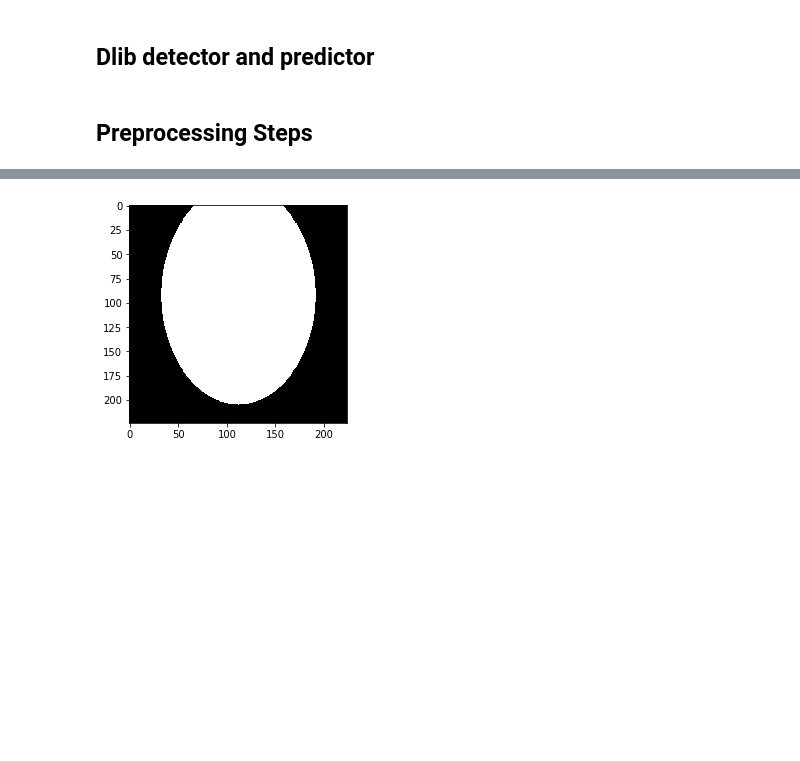
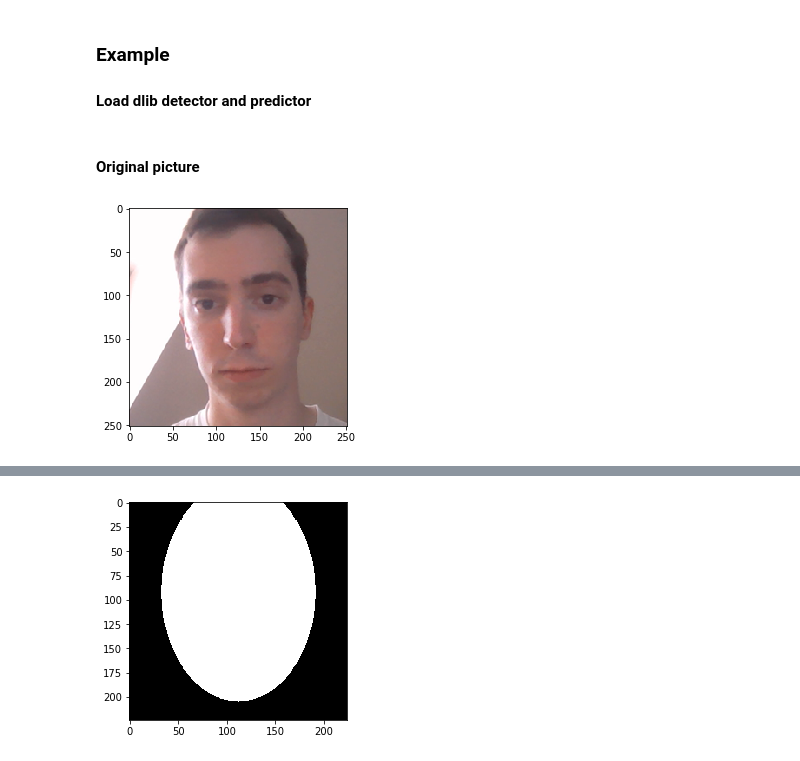
Before and after one commit to GianCarloMilanese/dsim_project, a Jupyter notebook: Images/1_preprocess_pictures.ipynb, the cells around one changed output, grey strips where cells are left out. Drawn from its saved outputs; the diff is of its cells as text; code cells hidden in the pictures; blank space fills up the shorter version.

```diff
--- a/Images/1_preprocess_pictures.ipynb
+++ b/Images/1_preprocess_pictures.ipynb
@@ -21,8 +37,16 @@ import utils_2d
 # %% [markdown]
-## Dlib detector and predictor
+### Example
+
+#### Load dlib detector and predictor
 # %%
 detector = dlib.get_frontal_face_detector()
 predictor = dlib.shape_predictor("shape_predictor_68_face_landmarks.dat")
 fa = FaceAligner(predictor, desiredFaceWidth=224)
-# %% [markdown]
-## Preprocessing Steps
+# %% [markdown]
+#### Original picture
+# %%
+img = cv.imread("pictures_new/gian/gian_100.png")
+plt.imshow(img[:,:,::-1])
+plt.show()
+# %% [output]
+[figure, added]
```
Also changed, not shown: parts of 20 cells of this notebook, 1 other file.
